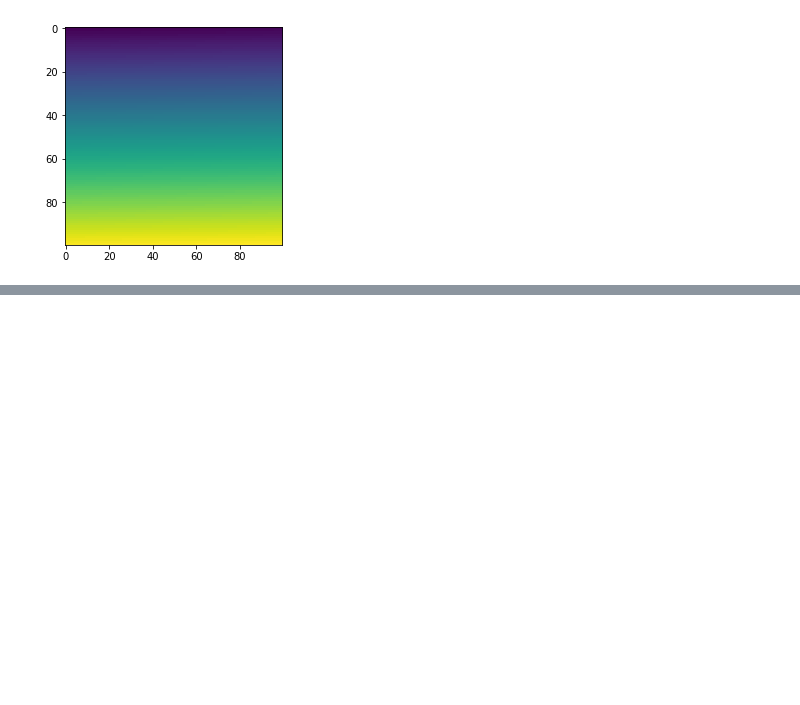
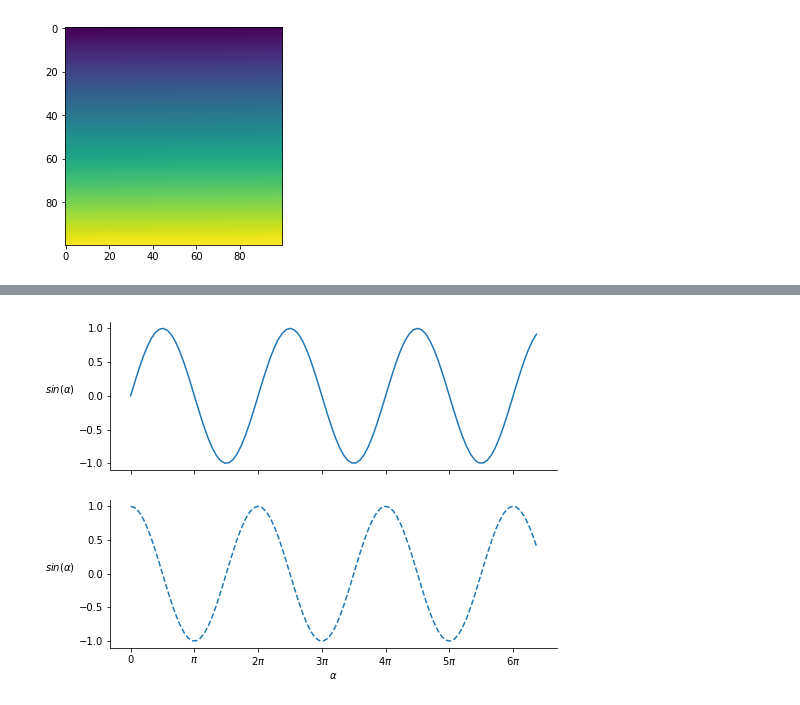
Before and after one commit to bgbg/datascience_dataviz_workshop, a Jupyter notebook: 00-before-we-begin.ipynb, the cells around one changed output, grey strips where cells are left out. Saved outputs shown, nothing was run; the diff lists cells and outputs as text; code cells hidden in the pictures; blank space fills up the shorter version.

```diff
--- a/00-before-we-begin.ipynb
+++ b/00-before-we-begin.ipynb
@@ -138,0 +87,5 @@ Text(0.5,0.98,'Lorem ipsum')
+# %%
+tbl = pd.DataFrame({'alpha': np.linspace(0, 20, 100)})
+tbl['sine'] = np.sin(tbl.alpha)
+tbl['cosine'] = np.cos(tbl.alpha)
+tbl.head()
@@ -138,0 +105,20 @@ Text(0.5,0.98,'Lorem ipsum')
+# %%
+fig, axes = plt.subplots(2, 1, figsize=(8,6), sharex=True)
+ax = axes[0]
+ax.plot(tbl.alpha, tbl.sine, '-')
+ax.set_ylabel('$sin(\\alpha)$', rotation='horizontal', ha='right', ma='left')
+
+ax = axes[1]
+ax.plot(tbl.alpha, tbl.cosine, '--')
+ax.set_xlabel('$\\alpha$')
+ax.set_ylabel('$sin(\\alpha)$', rotation='horizontal', ha='right', ma='left')
+tks = np.arange(0, 7*np.pi, np.pi)
+lbls = [f'{i}$\\pi$' for i in range(len(tks))]
+lbls[0] = 0
+lbls[1] = '$\\pi$'
+ax.set_xticks(tks)
+ax.set_xticklabels(lbls)
+[sns.despine(ax=ax) for ax in axes]
+None
+# %% [output]
+[figure, added]
```
Also changed, not shown: parts of 14 cells of this notebook.
